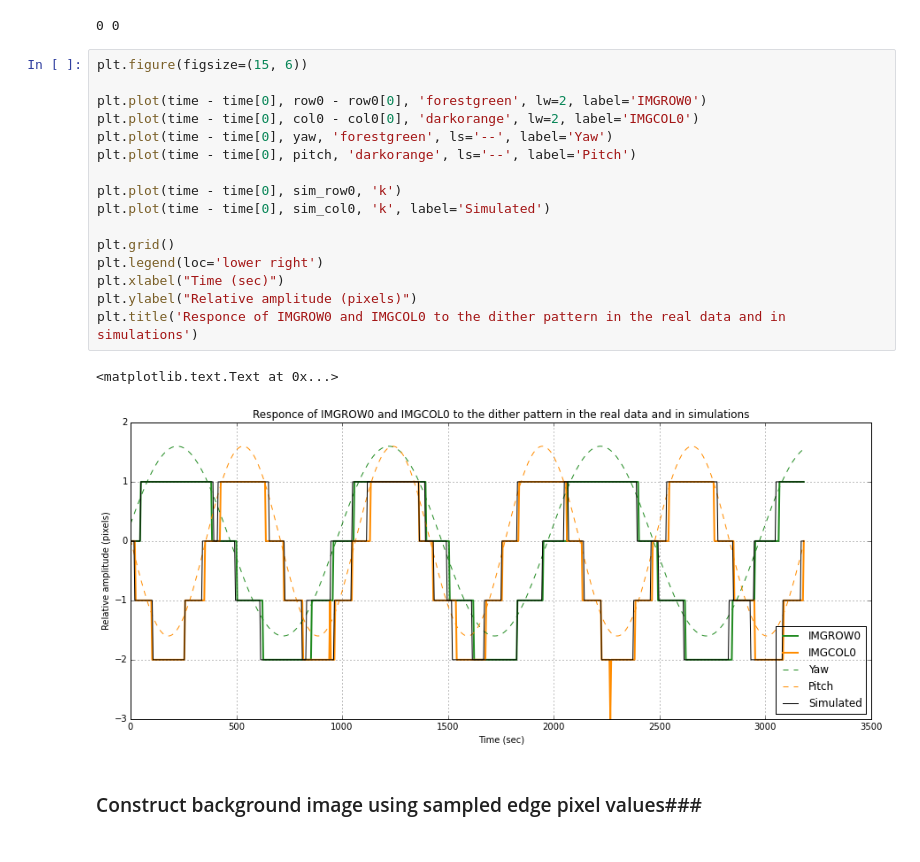
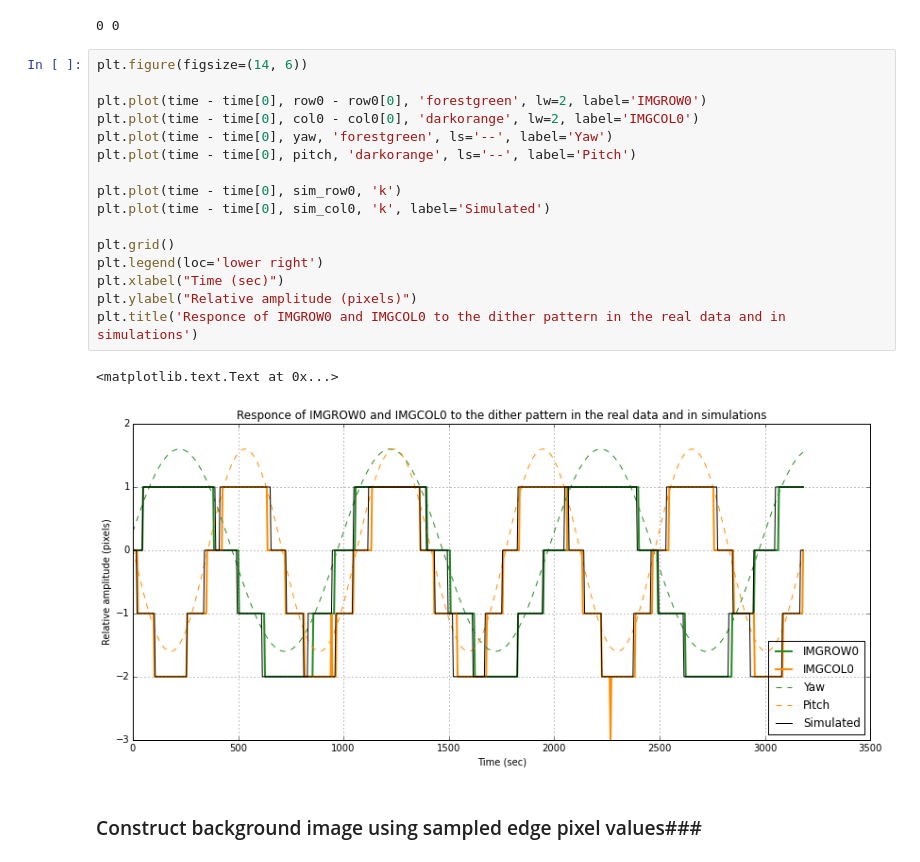
Before and after one commit to malgosias/aca_dark_current, a Jupyter notebook: aca_dark_current.ipynb, the cells around one changed output. Saved outputs shown, nothing was run; the diff lists cells and outputs as text.

```diff
--- a/aca_dark_current.ipynb
+++ b/aca_dark_current.ipynb
@@ -64,24 +64,24 @@ print np.sum(yaw - sim_row0 > 1), np.sum(pitch - sim_col0 > 1)
 # %% [output]
 0 0
 # %%
-plt.figure(figsize=(15, 6))
+plt.figure(figsize=(14, 6))
 
 plt.plot(time - time[0], row0 - row0[0], 'forestgreen', lw=2, label='IMGROW0')
 plt.plot(time - time[0], col0 - col0[0], 'darkorange', lw=2, label='IMGCOL0')
 plt.plot(time - time[0], yaw, 'forestgreen', ls='--', label='Yaw')
 plt.plot(time - time[0], pitch, 'darkorange', ls='--', label='Pitch')
 
 plt.plot(time - time[0], sim_row0, 'k')
 plt.plot(time - time[0], sim_col0, 'k', label='Simulated')
 
 plt.grid()
 plt.legend(loc='lower right')
 plt.xlabel("Time (sec)")
 plt.ylabel("Relative amplitude (pixels)")
 plt.title('Responce of IMGROW0 and IMGCOL0 to the dither pattern in the real data and in simulations')
 # %% [output]
 <matplotlib.text.Text at 0x...>
-[figure, old version]
+[figure, new version]
 # %% [markdown]
 ### Construct background image using sampled edge pixel values###
 # %% [markdown]
```
Also changed, not shown: parts of 3 cells of this notebook.
